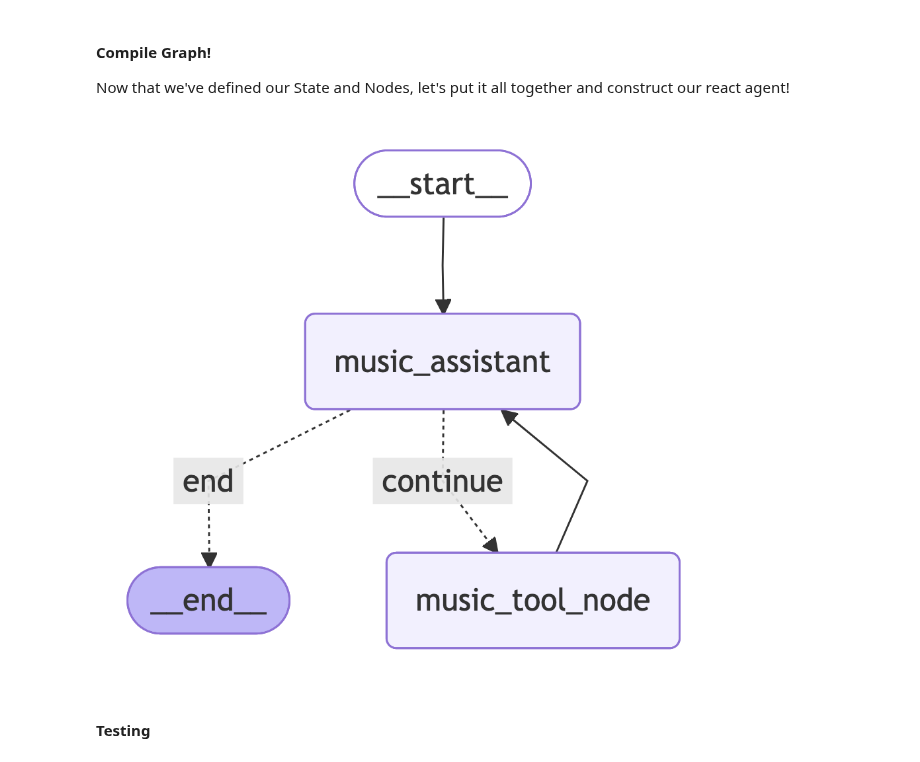
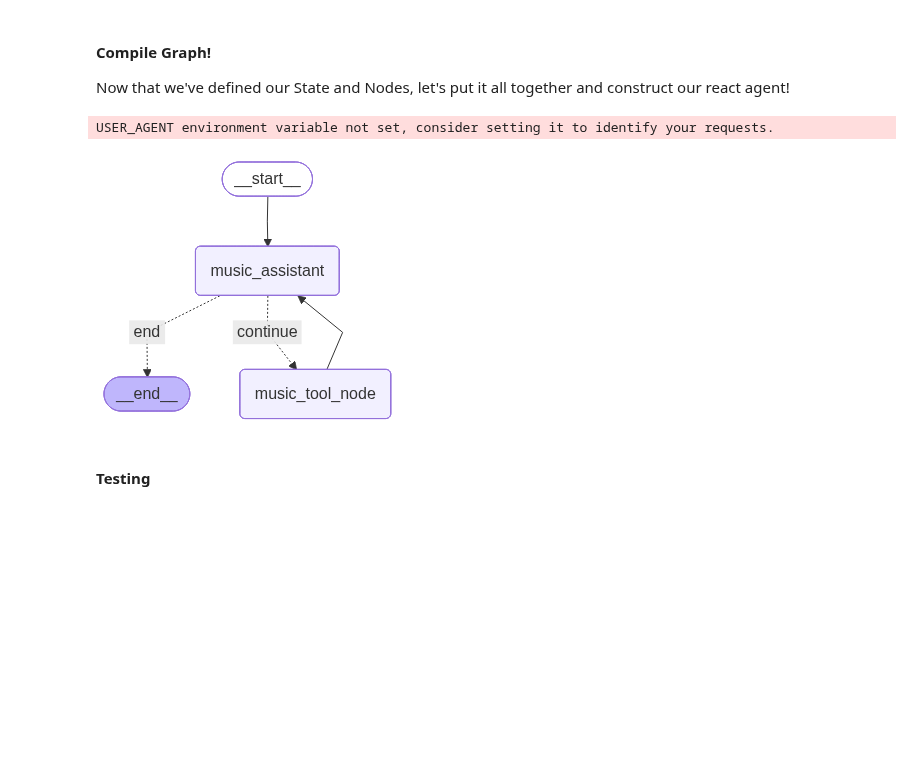
Before and after one commit to langchain-ai/langgraph-101, a Jupyter notebook: notebooks/multi_agent.ipynb, the cells around one changed output. Saved outputs shown, nothing was run; the diff lists cells and outputs as text; code cells hidden in the pictures; blank space fills up the shorter version.

```diff
--- a/notebooks/multi_agent.ipynb
+++ b/notebooks/multi_agent.ipynb
@@ -104,7 +104,7 @@ class InputState(TypedDict):
 class State(InputState):
     customer_id: int
     loaded_memory: str
-    remaining_steps: RemainingSteps
+    remaining_steps: int
 # %% [markdown]
 #### Tools
 Let's define a list of **tools** our agent will have access to. Tools are functionts that can act as extension of the LLM's capabilities. In our case, we will create several tools that interacts with the Chinook database regarding music.
@@ -293,35 +293,36 @@ from langgraph.graph import StateGraph, START, END
 from utils import show_graph
 
 music_workflow = StateGraph(State)
 
 # Add nodes
 music_workflow.add_node("music_assistant", music_assistant)
 music_workflow.add_node("music_tool_node", music_tool_node)
 
 
 # Add edges
 # First, we define the start node. The query will always route to the subagent node first.
 music_workflow.add_edge(START, "music_assistant")
 
 # We now add a conditional edge
 music_workflow.add_conditional_edges(
     "music_assistant",
     # Function representing our conditional edge
     should_continue,
     {
         # If `tools`, then we call the tool node.
         "continue": "music_tool_node",
         # Otherwise we finish.
         "end": END,
     },
 )
 
 music_workflow.add_edge("music_tool_node", "music_assistant")
 
 music_catalog_subagent = music_workflow.compile(name="music_catalog_subagent", checkpointer=checkpointer, store = in_memory_store)
-show_graph(music_catalog_subagent)
+music_catalog_subagent
 # %% [output]
+USER_AGENT environment variable not set, consider setting it to identify your requests.
-[figure, old version]
+[figure, new version]
 # %% [markdown]
 #### Testing
 # %% [markdown]
```
Also changed, not shown: parts of 25 cells of this notebook, 2 other files.
